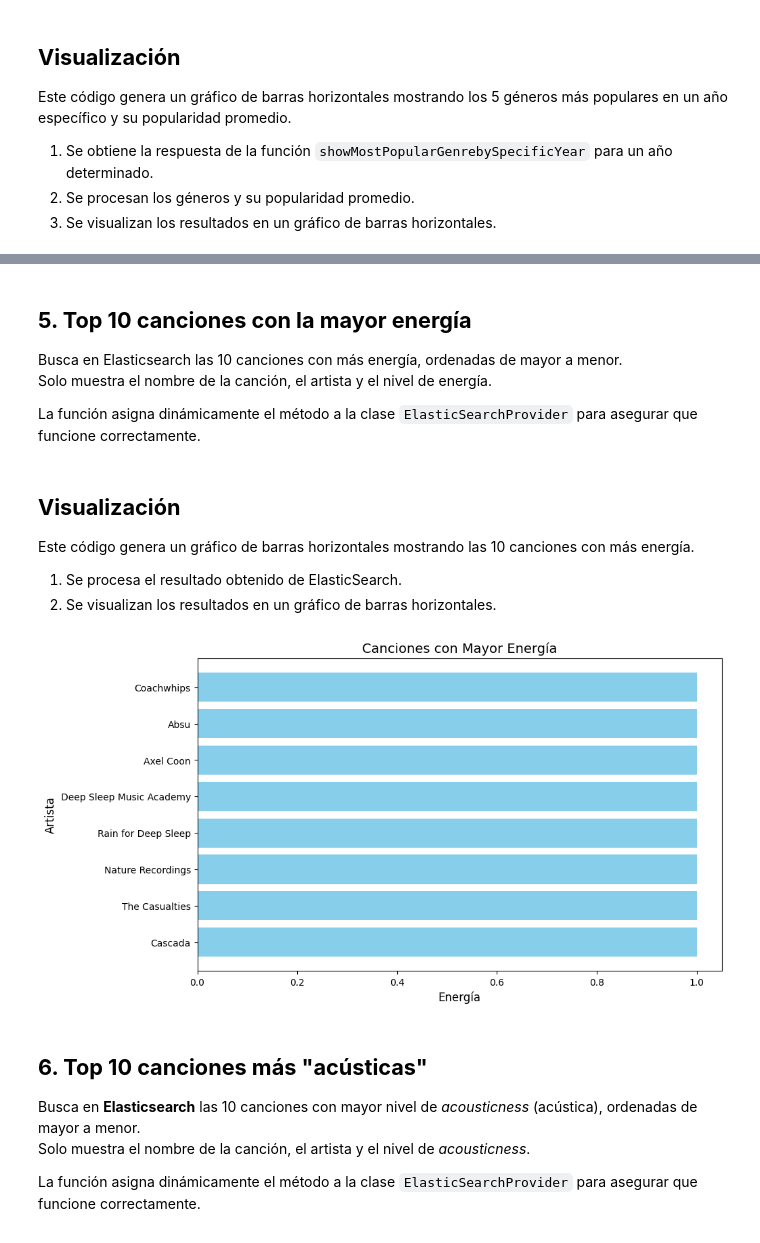
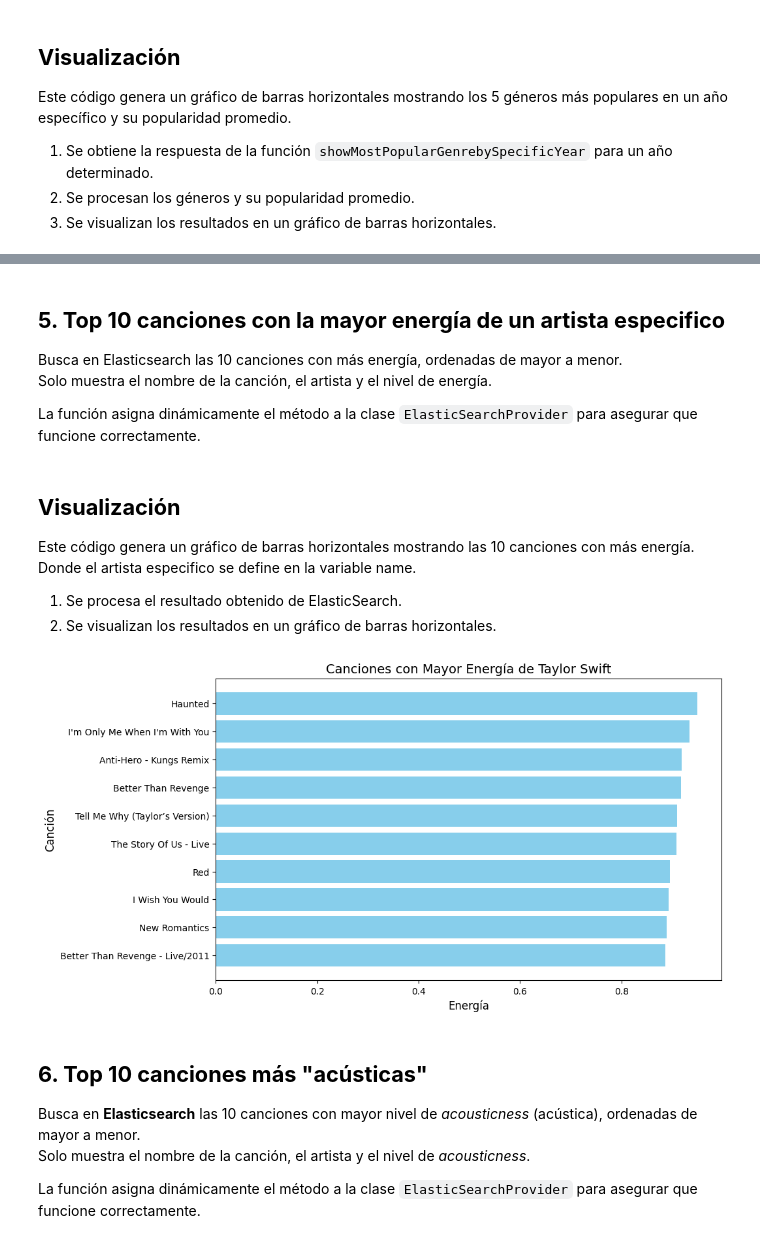
Before and after one commit to Emmanuel-Mtz-777/Spotify-Insights-with-Elasticsearch, a Jupyter notebook: documento.ipynb, the cells around one changed output, grey strips where cells are left out. Cells and saved outputs as stored; diff of their text form; code cells hidden in the pictures.

```diff
--- a/documento.ipynb
+++ b/documento.ipynb
@@ -149,29 +149,40 @@ provider = ElasticSearchProvider()
 response = provider.showMostPopularbyGenre()
 data = response['aggregations']['top_genres']['buckets']
 n_genres = len(data)
-cols = 4
+cols = 2  # Menos columnas para gráficas más grandes
 rows = int(np.ceil(n_genres / cols))
 
-fig = plt.figure(figsize=(20, 5*rows), constrained_layout=True)
-fig.suptitle('Popularidad de Tracks por Género Musical', fontsize=16, y=1.05)
+fig = plt.figure(figsize=(30, 10 * rows), constrained_layout=True)
+fig.suptitle('Popularidad de Tracks por Género Musical', fontsize=26, y=1.02)
 
 for i, genre in enumerate(data, 1):
     genre_name = genre['key']
     tracks = genre['top_tracks']['hits']['hits'][:10]
 
-    track_names = [f"{t['_source']['track_name'][:15]}..." for t in tracks]
+    track_names = [t['_source']['track_name'] for t in tracks]
     popularities = [t['_source']['popularity'] for t in tracks]
     ax = fig.add_subplot(rows, cols, i)
 
     wedges, texts, autotexts = ax.pie(
         popularities,
-        labels=track_names,
+        labels=None,  # Evitamos etiquetas dentro del pastel
         autopct='%1.1f%%',
         startangle=90,
-        textprops={'fontsize': 8}
+        textprops={'fontsize': 12}
     )
 
-    ax.set_title(f"{genre_name.title()}\n({genre['doc_count']} tracks)", fontsize=10)
-plt.tight_layout()
+    # Leyenda más grande
+    ax.legend(
+        wedges,
+        track_names,
+        title="Tracks",
+        title_fontsize=13,
+        fontsize=11,
+        loc='center left',
+        bbox_to_anchor=(1, 0.5)
+    )
+
+    ax.set_title(f"{genre_name.title()}\n({genre['doc_count']} tracks)", fontsize=18)
+
 plt.show()
 # %% [output]
@@ -425,6 +419,6 @@ findfont: Font family 'Arial Unicode MS' not found.
 [figure]
 # %% [markdown]
-## **5. Top 10 canciones con la mayor energía**
+## **5. Top 10 canciones con la mayor energía de un artista especifico**
 
 Busca en Elasticsearch las 10 canciones con más energía, ordenadas de mayor a menor.
 Solo muestra el nombre de la canción, el artista y el nivel de energía.
@@ -464,29 +465,36 @@ ElasticSearchProvider.showSongsWhittheMostEnegy=showSongsWhittheMostEnegy
 ## **Visualización**
 
 Este código genera un gráfico de barras horizontales mostrando las 10 canciones con más energía.
+Donde el artista especifico se define en la variable name.
 
 
 1. Se procesa el resultado obtenido de ElasticSearch.
 2. Se visualizan los resultados en un gráfico de barras horizontales.
 # %%
 provider = ElasticSearchProvider()
-response = provider.showSongsWhittheMostEnegy()
-if response:
+artist_name = "Taylor Swift"
+
+response = provider.showSongsWhittheMostEnegy(artist_name=artist_name)
+
+if response and "aggregations" in response:
     songs = response["aggregations"]["top_energy_songs"]["hits"]["hits"]
-    artists = [song["_source"]["artist_name"] for song in songs]
     tracks = [song["_source"]["track_name"] for song in songs]
     energies = [song["_source"]["energy"] for song in songs]
 
+    import matplotlib.pyplot as plt
+
     plt.figure(figsize=(10, 6))
-    plt.barh(artists, energies, color='skyblue')
-    plt.title('Canciones con Mayor Energía', fontsize=14)
+    plt.barh(tracks, energies, color='skyblue')
+    plt.title(f'Canciones con Mayor Energía de {artist_name}', fontsize=14)
     plt.xlabel('Energía', fontsize=12)
-    plt.ylabel('Artista', fontsize=12)
+    plt.ylabel('Canción', fontsize=12)
+    plt.gca().invert_yaxis()
     plt.show()
+
 else:
     print("No se obtuvo respuesta válida.")
 # %% [output]
-[figure, old version]
+[figure, new version]
 # %% [markdown]
 ## **6. Top 10 canciones más "acústicas"**
 
```
Also changed, not shown: parts of 4 cells of this notebook.
